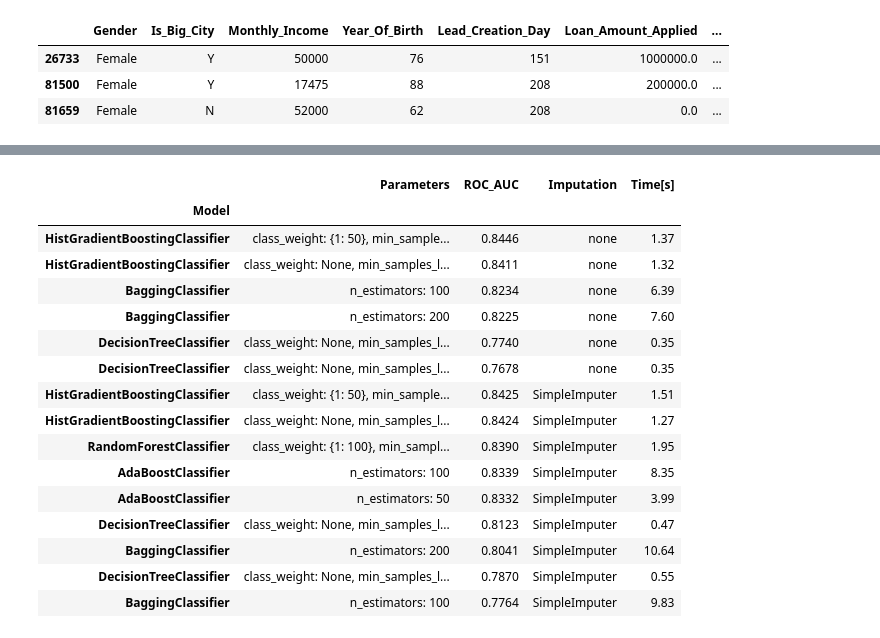
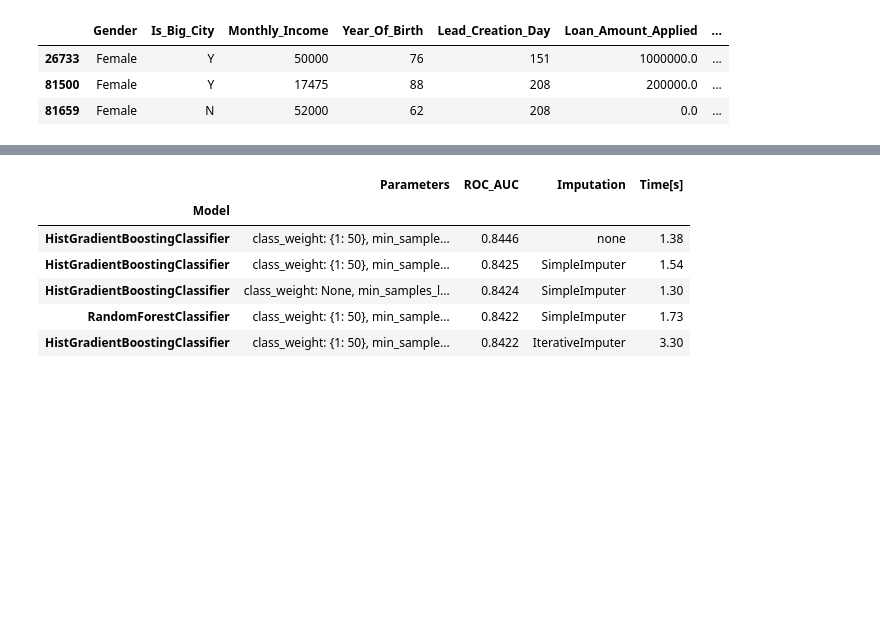
Before and after one commit to k-katarzyna/Lead_Conversion_Probability, a Jupyter notebook: Happy_Customer_Bank/Project_main.ipynb, the cells around one changed output, grey strips where cells are left out. Drawn from its saved outputs; the diff is of its cells as text; code cells hidden in the pictures; blank space fills up the shorter version.

```diff
--- a/Happy_Customer_Bank/Project_main.ipynb
+++ b/Happy_Customer_Bank/Project_main.ipynb
@@ -249,23 +251,13 @@ results.to_csv("data/data_v1_results_imputation.csv")
 results = pd.read_csv("data/data_v1_results_imputation.csv")
 results.set_index("Model", inplace = True)
 # %%
-results.sort_values(by = ["Imputation", "ROC_AUC"], ascending = False).head(15)
+results.sort_values(by = ["ROC_AUC"], ascending = False).head()
 # %% [output]
 |  | Parameters | ROC_AUC | Imputation | Time[s] |
 | Model |  |  |  |  |
-| HistGradientBoostingClassifier | class_weight: {1: 50}, min_sample... | 0.8446 | none | 1.37 |
-| HistGradientBoostingClassifier | class_weight: None, min_samples_l... | 0.8411 | none | 1.32 |
-| BaggingClassifier | n_estimators: 100 | 0.8234 | none | 6.39 |
-| BaggingClassifier | n_estimators: 200 | 0.8225 | none | 7.60 |
-| DecisionTreeClassifier | class_weight: None, min_samples_l... | 0.7740 | none | 0.35 |
-| DecisionTreeClassifier | class_weight: None, min_samples_l... | 0.7678 | none | 0.35 |
-| HistGradientBoostingClassifier | class_weight: {1: 50}, min_sample... | 0.8425 | SimpleImputer | 1.51 |
-| HistGradientBoostingClassifier | class_weight: None, min_samples_l... | 0.8424 | SimpleImputer | 1.27 |
-| RandomForestClassifier | class_weight: {1: 100}, min_sampl... | 0.8390 | SimpleImputer | 1.95 |
-| AdaBoostClassifier | n_estimators: 100 | 0.8339 | SimpleImputer | 8.35 |
-| AdaBoostClassifier | n_estimators: 50 | 0.8332 | SimpleImputer | 3.99 |
-| DecisionTreeClassifier | class_weight: None, min_samples_l... | 0.8123 | SimpleImputer | 0.47 |
-| BaggingClassifier | n_estimators: 200 | 0.8041 | SimpleImputer | 10.64 |
-| DecisionTreeClassifier | class_weight: None, min_samples_l... | 0.7870 | SimpleImputer | 0.55 |
-| BaggingClassifier | n_estimators: 100 | 0.7764 | SimpleImputer | 9.83 |
+| HistGradientBoostingClassifier | class_weight: {1: 50}, min_sample... | 0.8446 | none | 1.38 |
+| HistGradientBoostingClassifier | class_weight: {1: 50}, min_sample... | 0.8425 | SimpleImputer | 1.54 |
+| HistGradientBoostingClassifier | class_weight: None, min_samples_l... | 0.8424 | SimpleImputer | 1.30 |
+| RandomForestClassifier | class_weight: {1: 50}, min_sample... | 0.8422 | SimpleImputer | 1.73 |
+| HistGradientBoostingClassifier | class_weight: {1: 50}, min_sample... | 0.8422 | IterativeImputer | 3.30 |
 # %%
```
Also changed, not shown: parts of 19 cells of this notebook, 4 other files.
